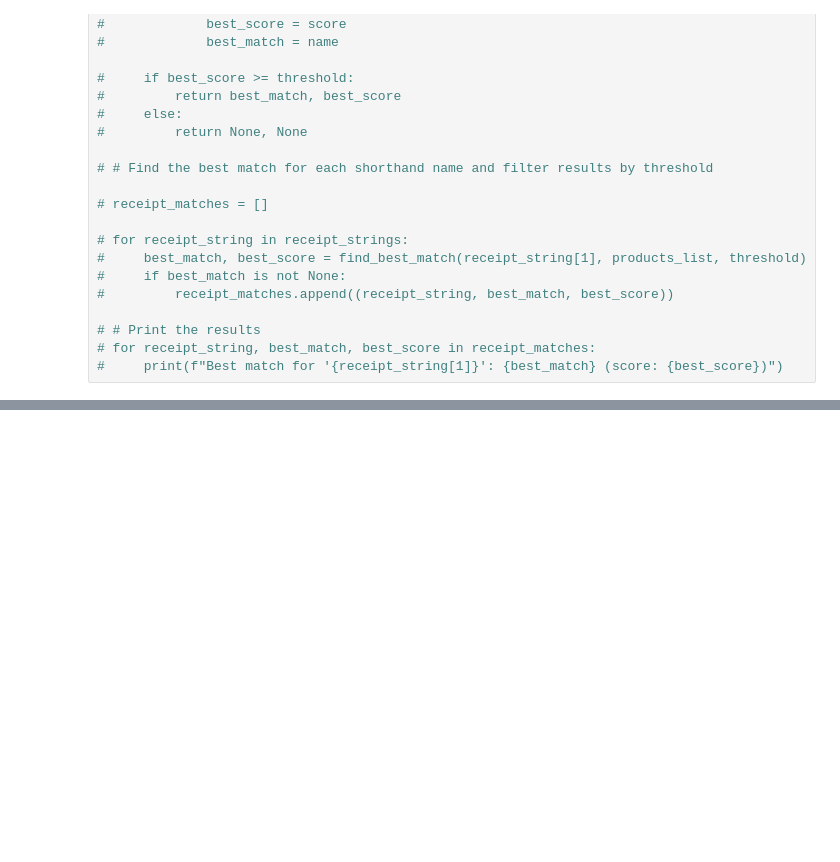
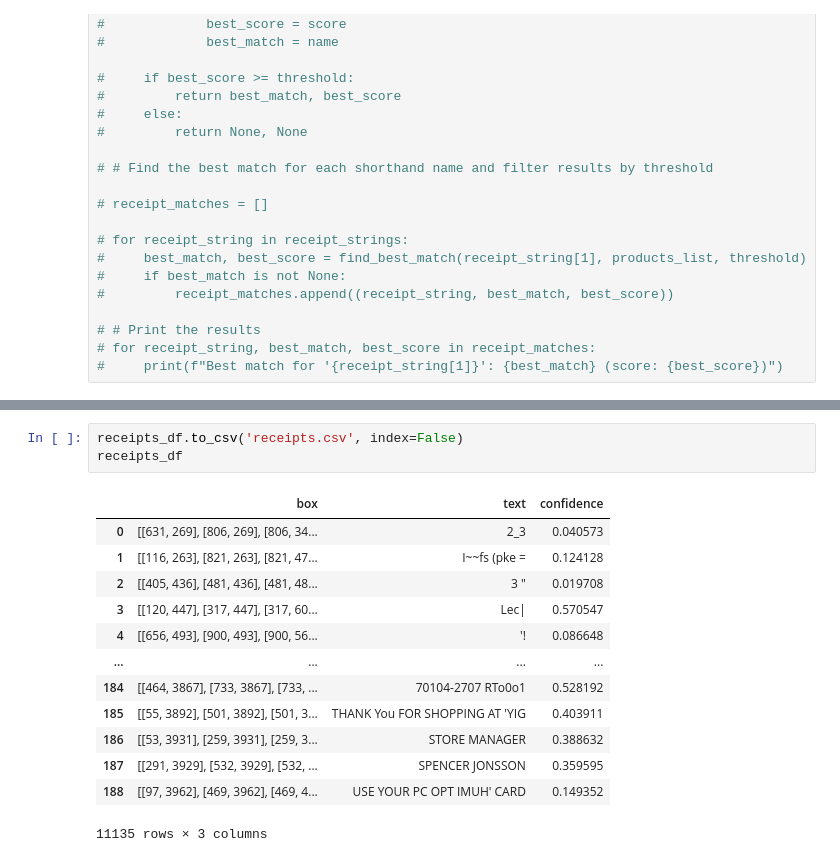
Before and after one commit to brovalex/public-experiments, a Jupyter notebook: receipts/notebooks/ocr-test.ipynb, the cells around one changed output, grey strips where cells are left out. Cells and saved outputs as stored; diff of their text form; blank space fills up the shorter version.

```diff
--- a/receipts/notebooks/ocr-test.ipynb
+++ b/receipts/notebooks/ocr-test.ipynb
@@ -204,0 +273,17 @@ IMG_4552.jpg -- "Caramel Chocolate Chip" (Caramel Chocolate Chip Cookie Bar) @ $
+# %%
+receipts_df.to_csv('receipts.csv', index=False)
+receipts_df
+# %% [output]
+|  | box | text | confidence |
+| 0 | [[631, 269], [806, 269], [806, 34... | 2_3 | 0.040573 |
+| 1 | [[116, 263], [821, 263], [821, 47... | I~~fs (pke = | 0.124128 |
+| 2 | [[405, 436], [481, 436], [481, 48... | 3 " | 0.019708 |
+| 3 | [[120, 447], [317, 447], [317, 60... | Lec| | 0.570547 |
+| 4 | [[656, 493], [900, 493], [900, 56... | '! | 0.086648 |
+| ... | ... | ... | ... |
+| 184 | [[464, 3867], [733, 3867], [733, ... | 70104-2707 RTo0o1 | 0.528192 |
+| 185 | [[55, 3892], [501, 3892], [501, 3... | THANK You FOR SHOPPING AT 'YIG | 0.403911 |
+| 186 | [[53, 3931], [259, 3931], [259, 3... | STORE MANAGER | 0.388632 |
+| 187 | [[291, 3929], [532, 3929], [532, ... | SPENCER JONSSON | 0.359595 |
+| 188 | [[97, 3962], [469, 3962], [469, 4... | USE YOUR PC OPT IMUH' CARD | 0.149352 |
+11135 rows × 3 columns
```
Also changed, not shown: parts of 7 cells of this notebook, 1 other file.
